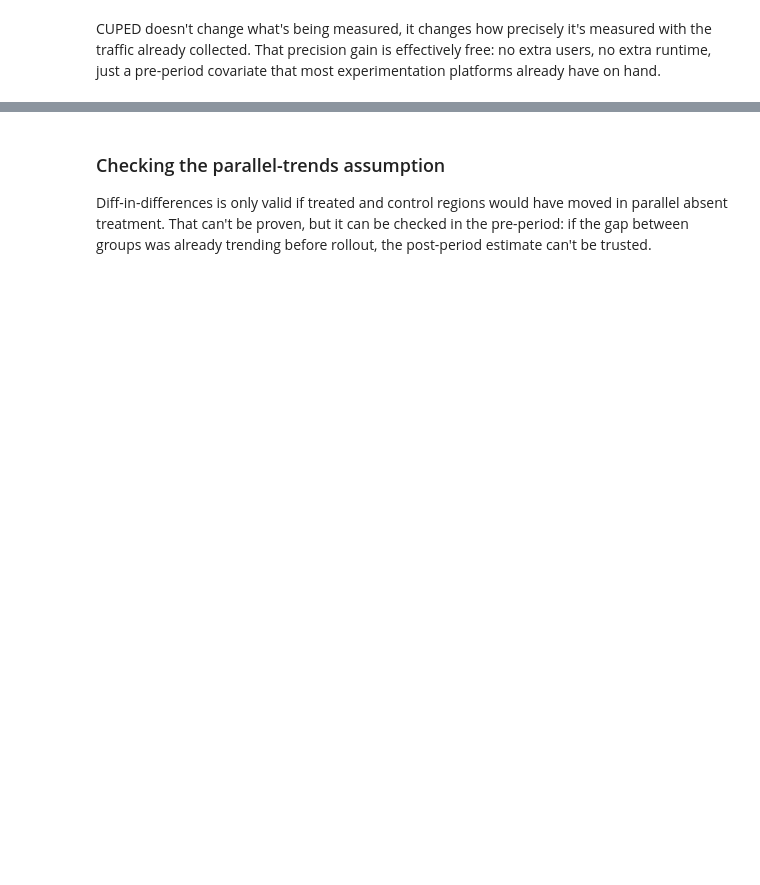
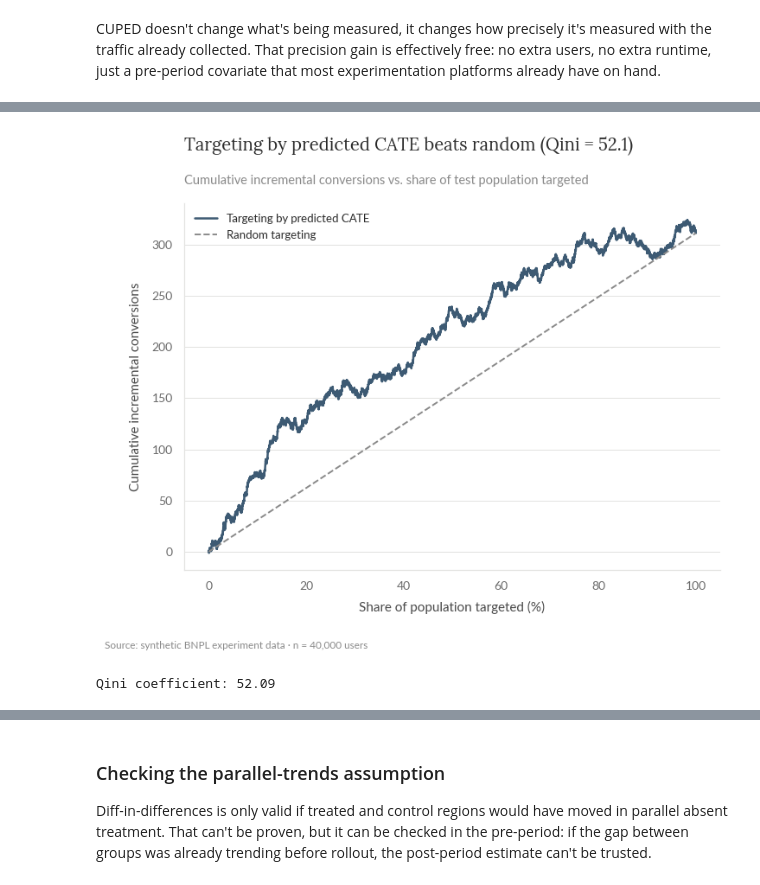
Before and after one commit to gus-morales/work-showcase, a Jupyter notebook: projects/03-growth-experimentation-segmentation/notebooks/03_growth_experimentation_segmentation.ipynb, the cells around one changed output, grey strips where cells are left out. Cells and saved outputs as stored; diff of their text form; code cells hidden in the pictures; blank space fills up the shorter version.

```diff
--- a/projects/03-growth-experimentation-segmentation/notebooks/03_growth_experimentation_segmentation.ipynb
+++ b/projects/03-growth-experimentation-segmentation/notebooks/03_growth_experimentation_segmentation.ipynb
@@ -163,0 +235,29 @@ CUPED doesn't change what's being measured, it changes how precisely it's measur
+# %%
+d = test_df.sort_values("cate_pred", ascending=False).reset_index(drop=True)
+is_treat = (d.arm == "treatment").astype(int).values
+is_control = 1 - is_treat
+y = d[OUTCOME].values
+cum_treat_n, cum_control_n = np.cumsum(is_treat), np.cumsum(is_control)
+cum_treat_y, cum_control_y = np.cumsum(y * is_treat), np.cumsum(y * is_control)
+ratio = np.divide(cum_treat_n, cum_control_n, out=np.zeros_like(cum_treat_n, dtype=float), where=cum_control_n != 0)
+qini_values = cum_treat_y - cum_control_y * ratio
+population_fraction = np.arange(1, len(d) + 1) / len(d)
+random_baseline = population_fraction * qini_values[-1]
+frac_full = np.concatenate(([0.0], population_fraction))
+qini_full = np.concatenate(([0.0], qini_values))
+baseline_full = np.concatenate(([0.0], random_baseline))
+qini_coefficient = np.trapezoid(qini_full - baseline_full, frac_full)
+
+fig, ax = plt.subplots(figsize=(8, 5.5))
+ax.plot(population_fraction * 100, qini_values, color=SLATE, linewidth=1.8, label="Targeting by predicted CATE")
+ax.plot(population_fraction * 100, random_baseline, color=GREY, linewidth=1.4, ls="--", label="Random targeting")
+style_ax(ax, title=f"Targeting by predicted CATE beats random (Qini = {qini_coefficient:.1f})",
+         subtitle="Cumulative incremental conversions vs. share of test population targeted",
+         xlabel="Share of population targeted (%)", ylabel="Cumulative incremental conversions")
+ax.legend(fontsize=9.5, loc="upper left")
+add_footnote(fig, SOURCE_EXP)
+plt.show()
+print(f"Qini coefficient: {qini_coefficient:.2f}")
+# %% [output]
+[figure, added]
+Qini coefficient: 52.09
```
Also changed, not shown: parts of 28 cells of this notebook, 18 other files.
